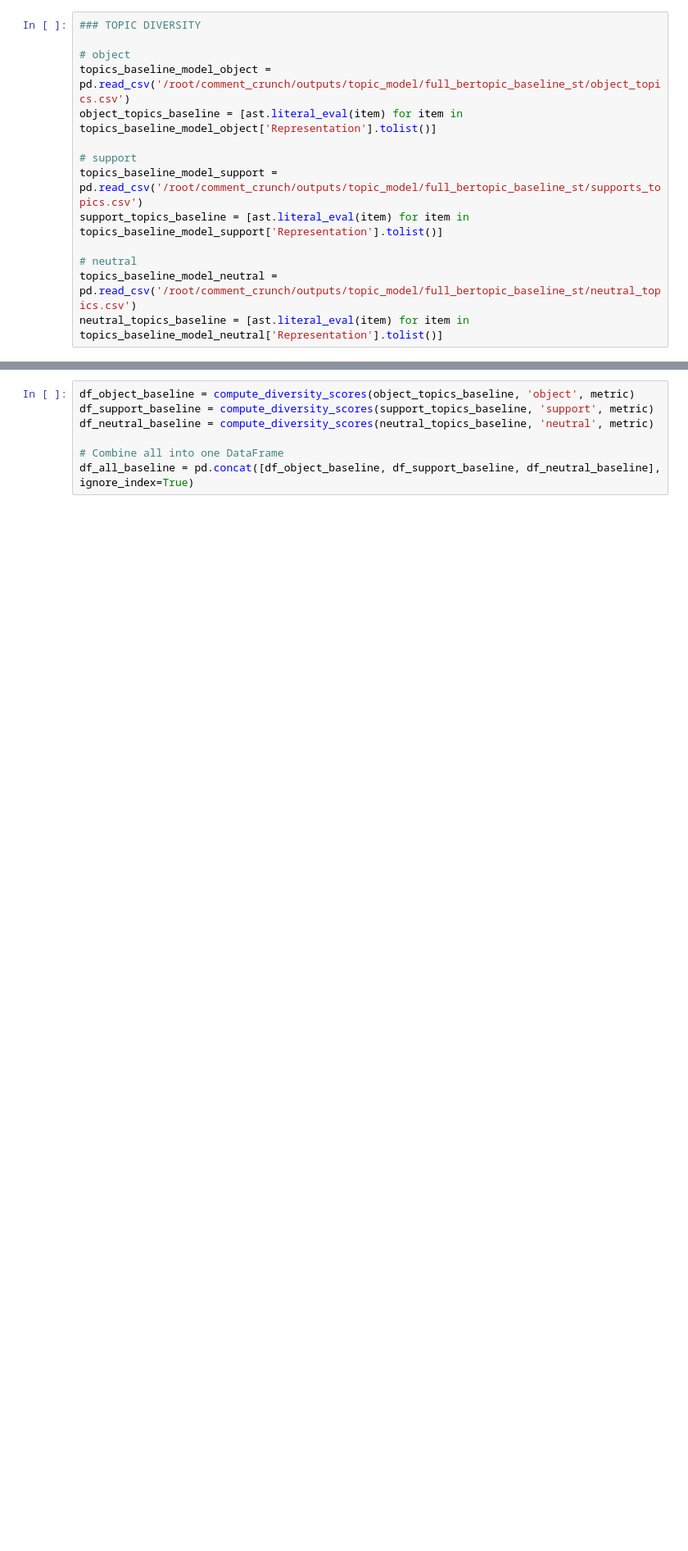
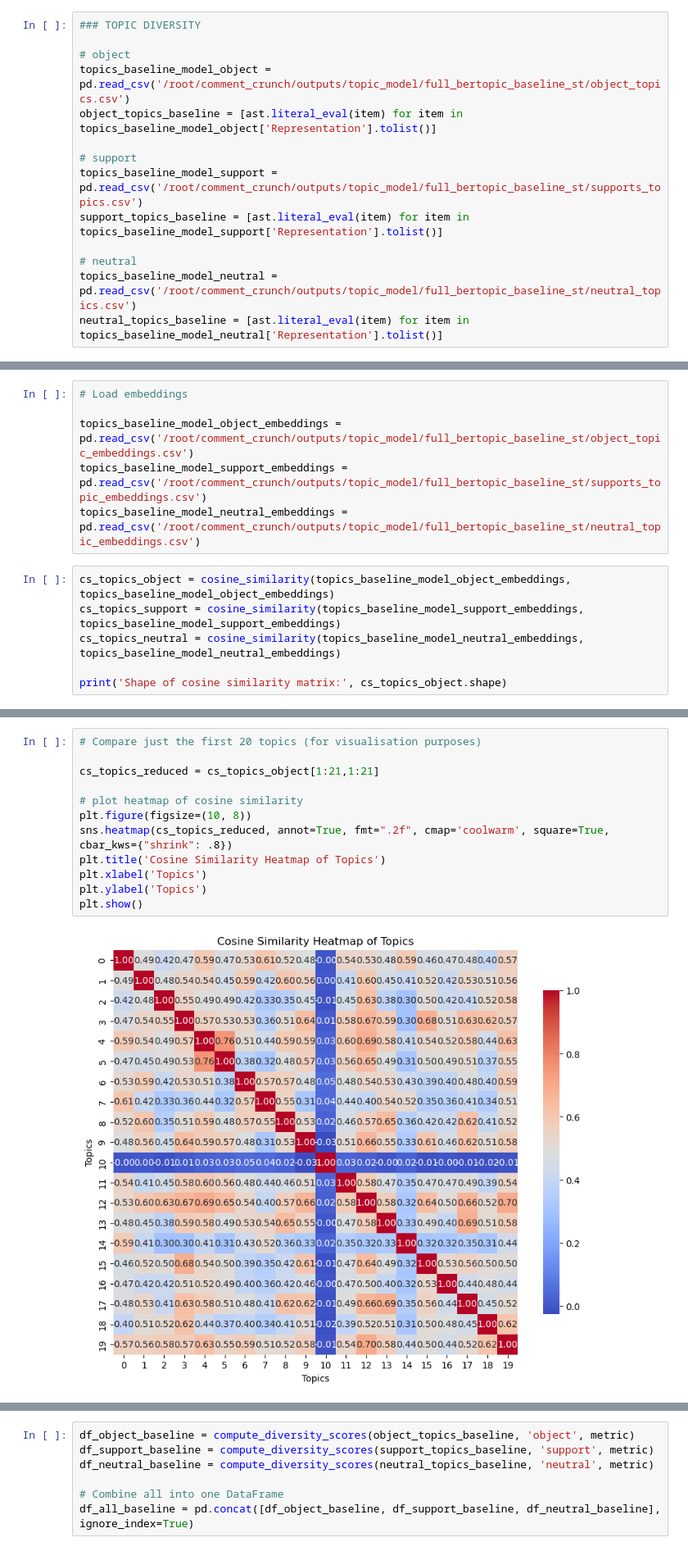
Before and after one commit to Bea-Taylor/nimby_nlp, a Jupyter notebook: nbs/1_0_8_topic_evaluation.ipynb, the cells around one changed output, grey strips where cells are left out. Shown at 82% size. Cells and saved outputs as stored; diff of their text form; blank space fills up the shorter version.

Commit message:
added better evaluation of cosine similiarity

```diff
--- a/nbs/1_0_8_topic_evaluation.ipynb
+++ b/nbs/1_0_8_topic_evaluation.ipynb
@@ -232,0 +290,12 @@ neutral_topics_baseline = [ast.literal_eval(item) for item in topics_baseline_mo
+# %%
+# Load embeddings
+
+topics_baseline_model_object_embeddings = pd.read_csv('/root/comment_crunch/outputs/topic_model/full_bertopic_baseline_st/object_topic_embeddings.csv')
+topics_baseline_model_support_embeddings = pd.read_csv('/root/comment_crunch/outputs/topic_model/full_bertopic_baseline_st/supports_topic_embeddings.csv')
+topics_baseline_model_neutral_embeddings = pd.read_csv('/root/comment_crunch/outputs/topic_model/full_bertopic_baseline_st/neutral_topic_embeddings.csv')
+# %%
+cs_topics_object = cosine_similarity(topics_baseline_model_object_embeddings, topics_baseline_model_object_embeddings)
+cs_topics_support = cosine_similarity(topics_baseline_model_support_embeddings, topics_baseline_model_support_embeddings)
+cs_topics_neutral = cosine_similarity(topics_baseline_model_neutral_embeddings, topics_baseline_model_neutral_embeddings)
+
+print('Shape of cosine similarity matrix:', cs_topics_object.shape)
@@ -232,0 +334,14 @@ neutral_topics_baseline = [ast.literal_eval(item) for item in topics_baseline_mo
+# %%
+# Compare just the first 20 topics (for visualisation purposes)
+
+cs_topics_reduced = cs_topics_object[1:21,1:21]
+
+# plot heatmap of cosine similarity
+plt.figure(figsize=(10, 8))
+sns.heatmap(cs_topics_reduced, annot=True, fmt=".2f", cmap='coolwarm', square=True, cbar_kws={"shrink": .8})
+plt.title('Cosine Similarity Heatmap of Topics')
+plt.xlabel('Topics')
+plt.ylabel('Topics')
+plt.show()
+# %% [output]
+[figure, added]
```
Also changed, not shown: parts of 11 cells of this notebook.
